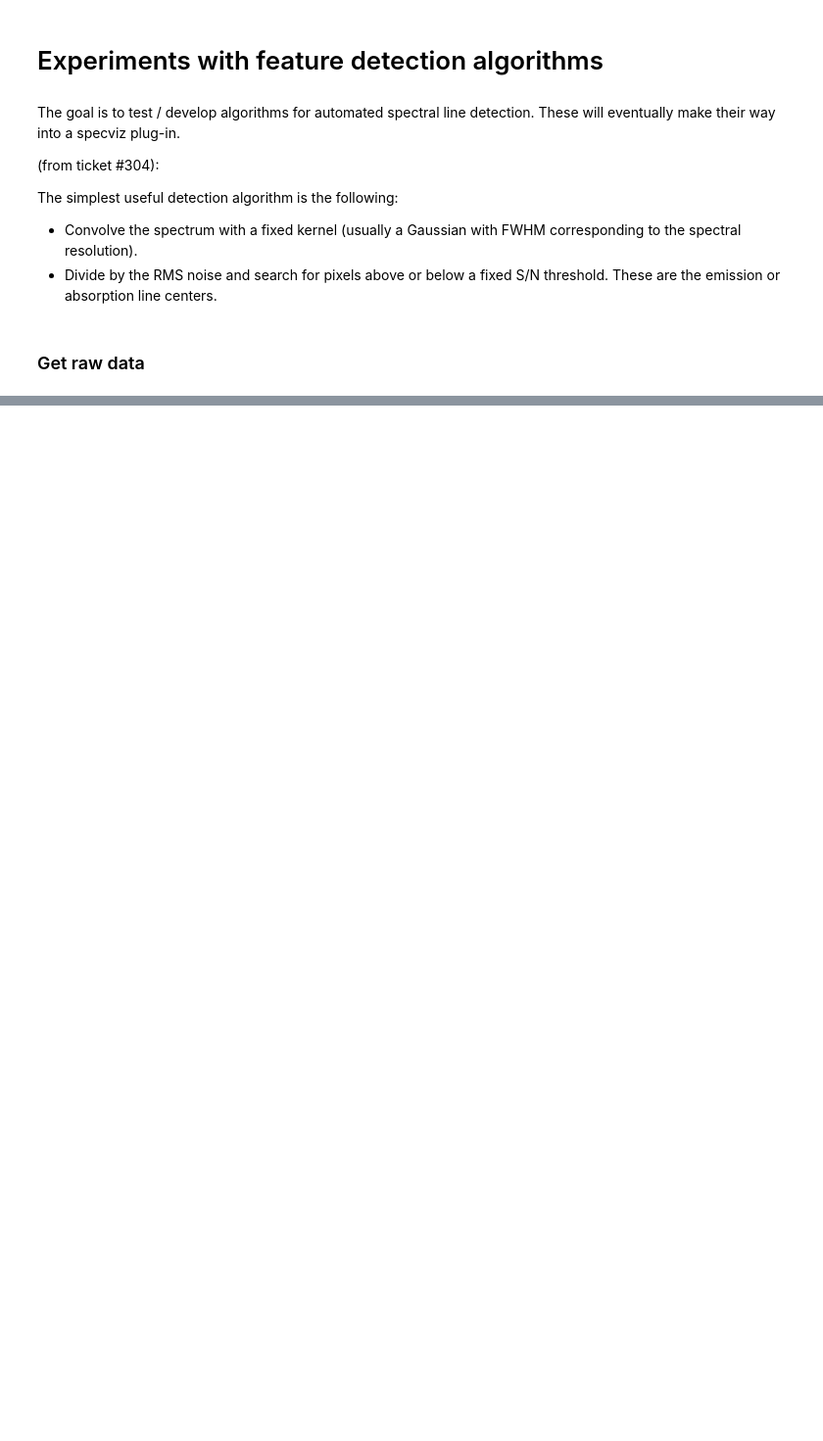
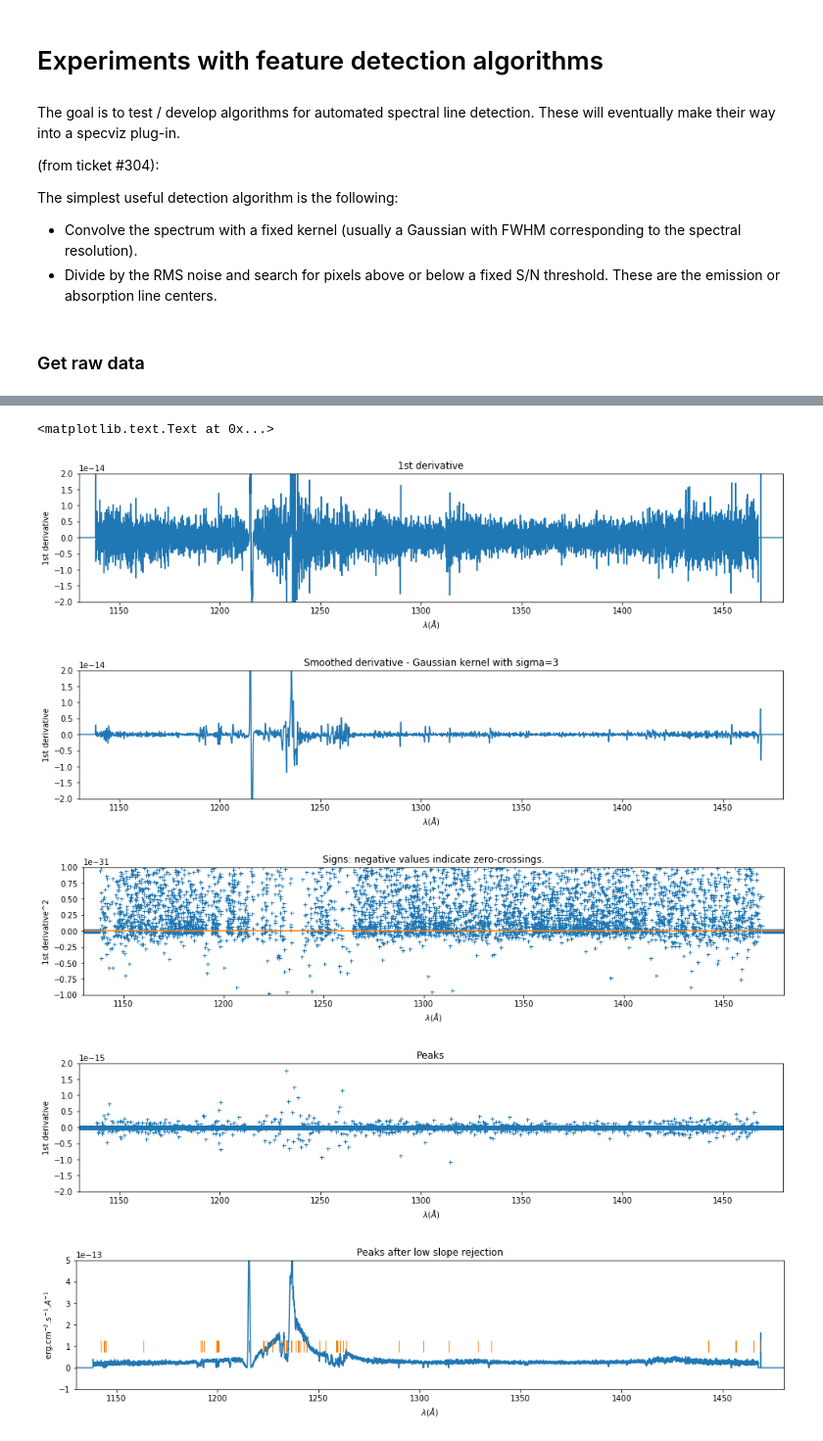
Before and after one commit to ibusko/experiments_specviz, a Jupyter notebook: experiment_feature_detection.ipynb, the cells around one changed output, grey strips where cells are left out. Shown: that part at 98% size. Cells and saved outputs as stored; diff of their text form; code cells hidden in the pictures; blank space fills up the shorter version.

```diff
--- a/experiment_feature_detection.ipynb
+++ b/experiment_feature_detection.ipynb
@@ -46,2 +106,78 @@ convolved_flux = convolve(flux, gauss)
+# %%
+# 1st derivative
+deriv = np.gradient(flux)
+
+plt.figure(figsize=SIZE)
+plt.plot(wave, deriv)
+plt.axis([xmin, xmax, -2.e-14, 2.e-14])
+plt.xlabel(x_label)
+plt.ylabel('1st derivative')
+plt.title('1st derivative')
+
+# smooth it - gaussian stddev is a free parameter
+STDDEV = 3
+gauss = Gaussian1DKernel(stddev=STDDEV)
+smooth_deriv = convolve(deriv, gauss)
+
+plt.figure(figsize=SIZE)
+plt.plot(wave, smooth_deriv)
+plt.axis([xmin, xmax, -2.e-14, 2.e-14])
+plt.xlabel(x_label)
+plt.ylabel('1st derivative')
+plt.title('Smoothed derivative - Gaussian kernel with sigma=' + str(STDDEV))
+
+# detect zero crossings
+# first, we locate where the derivative changes sign.
+signs = smooth_deriv[:-1] * smooth_deriv[1:]
+
+plt.figure(figsize=SIZE)
+plt.plot(wave[1:], signs, '+', markersize=5)
+plt.plot(zero_line[0], zero_line[1])
+plt.axis([xmin, xmax, -1.e-31, 1.e-31])
+plt.xlabel(x_label)
+plt.ylabel('1st derivative^2')
+plt.title('Signs: negative values indicate zero-crossings.')
+
+# peaks are located at the zero-crossings
+crossings = np.where(signs <= 0)
+non_crossings = np.where(signs > 0)
+
+peaks = smooth_deriv.copy()
+peaks[non_crossings] = 0.
+
+plt.figure(figsize=SIZE)
+plt.plot(wave, peaks, '+', markersize=5)
+plt.axis([xmin, xmax, -2.e-15, 2.e-15])
+plt.xlabel(x_label)
+plt.ylabel('1st derivative')
+plt.title('Peaks')
+
+# slope threshold - free parameter.
+# we arbitrarily pick as theshold 10% of the
+# maximum slope found in the smoothed derivatives.
+SLOPE_THRESHOLD = 0.1
+
+max_slope = np.max(smooth_deriv[crossings])
+reject = np.where(np.abs(peaks) < max_slope * SLOPE_THRESHOLD)
+peaks[reject] = 0.
+
+# create markers and plot them
+markers = np.full(peaks.shape, -100.)
+markers[np.where(np.abs(peaks) > 0.)] = 1.e-13
+
+plt.figure(figsize=SIZE)
+plt.plot(wave, flux)
+plt.plot(wave, markers, '|', markersize=15)
+plt.axis([xmin, xmax, -1.e-13, 5.e-13])
+plt.xlabel(x_label)
+plt.ylabel(y_label)
+plt.title('Peaks after low slope rejection')
+# %% [output]
+<matplotlib.text.Text at 0x...>
+[figure, added]
+[figure, added]
+[figure, added]
+[figure, added]
+[figure, added]
 # %%
 plt.figure(figsize=SIZE)
```
Also changed, not shown: parts of 17 cells of this notebook.
